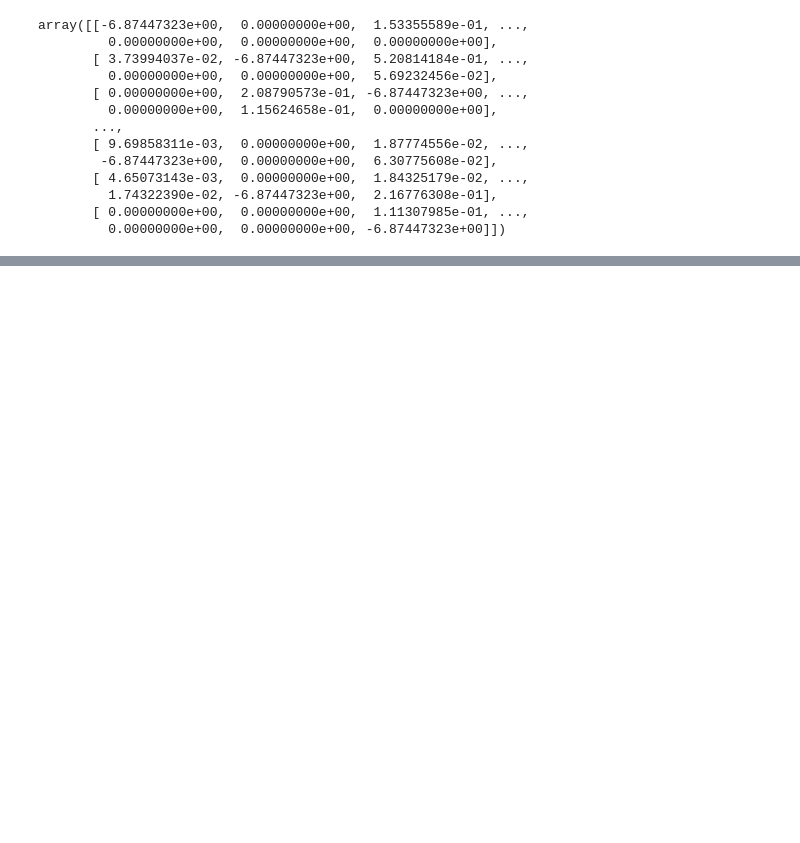
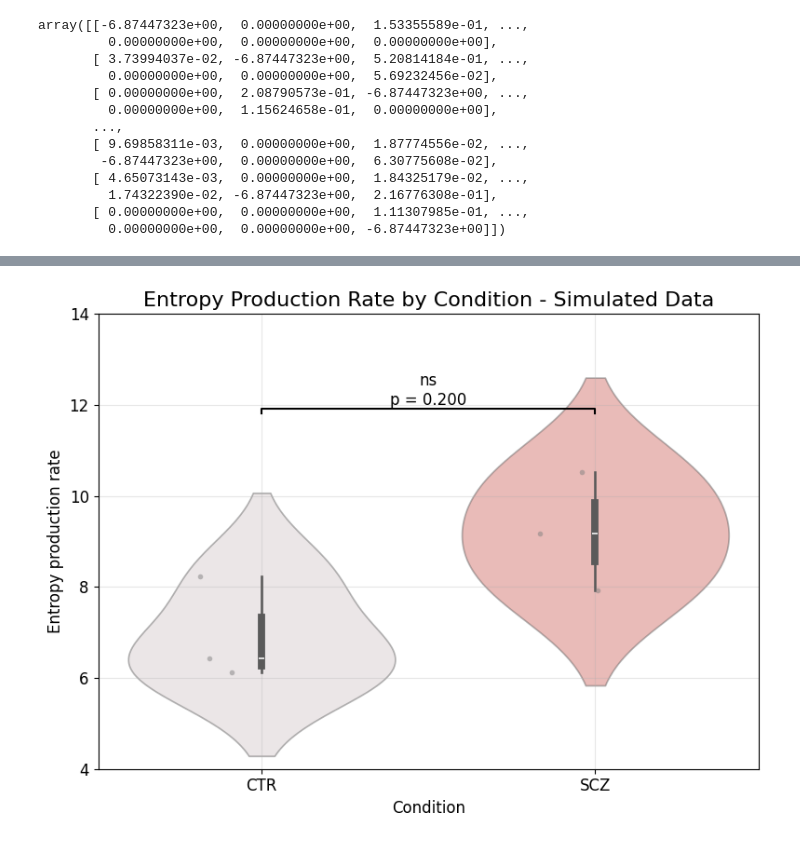
Before and after one commit to brucsk/MOU_scripts, a Jupyter notebook: test_notebook.ipynb, the cells around one changed output, grey strips where cells are left out. Drawn from its saved outputs; the diff is of its cells as text; code cells hidden in the pictures; blank space fills up the shorter version.

```diff
--- a/test_notebook.ipynb
+++ b/test_notebook.ipynb
@@ -718,0 +1445,98 @@ array([[-6.87447323e+00,  0.00000000e+00,  1.53355589e-01, ...,
+# %%
+import numpy as np
+import pandas as pd
+import seaborn as sns
+import matplotlib.pyplot as plt
+from scipy import stats
+
+# Create sample data (replace with your actual data)
+data = pd.DataFrame({
+    'Condition': ['CTR']*n_sub + ['SCZ']*n_sub,
+    'Entropy_production_rate': np.concatenate([
+        EPR_df[EPR_df['sleep stage'] == 'CTR']['EPR'].tolist(),
+        EPR_df[EPR_df['sleep stage'] == 'SCZ']['EPR'].tolist()
+    ])
+})
+
+# Perform statistical test
+ctr_data = data[data['Condition'] == 'CTR']['Entropy_production_rate']
+scz_data = data[data['Condition'] == 'SCZ']['Entropy_production_rate']
+
+# Perform Mann-Whitney U test (non-parametric test for independent samples)
+statistic, p_value = stats.mannwhitneyu(ctr_data, scz_data, alternative='two-sided')
+
+# Colors
+palette = {'CTR': '#D4C6C9', 'SCZ': '#E1544C'}
+
+# Create the figure
+plt.figure(figsize=(8, 6))
+
+# Create violin plot
+sns.violinplot(data=data,
+               x='Condition',
+               y='Entropy_production_rate',
+               palette = palette,
+               alpha=0.44)
+
+# Add strip plot (individual points)
+sns.stripplot(data=data,
+             x='Condition',
+             y='Entropy_production_rate',
+             color='gray',
+             alpha=0.5,
+             jitter=0.2,
+             size=4)
+
+# Add significance bar
+def add_stat_annotation(p_value):
+    # Define the significance level markers
+    if p_value < 0.001:
+        star_string = '***'
+    elif p_value < 0.01:
+        star_string = '**'
+    elif p_value < 0.05:
+        star_string = '*'
+    else:
+        star_string = 'ns'
+
+    # Get y coordinates for the bar
+    y_max = data['Entropy_production_rate'].max()
+    bar_height = y_max + 1.3
+
+    # Plot the significance bar
+    x1, x2 = 0, 1  # x-coordinates for CTR and SCZ
+    bar_height_diff = 0.1
+
+    plt.plot([x1, x1, x2, x2],
+            [bar_height, bar_height + bar_height_diff, bar_height + bar_height_diff, bar_height],
+            'k-', linewidth=1.5)
+
+    # Add star annotation
+    plt.text((x1 + x2) * 0.5, bar_height + bar_height_diff,
+            f'{star_string}\np = {p_value:.3f}',
+            ha='center', va='bottom')
+
+# Add the significance annotation
+add_stat_annotation(p_value)
+
+# Customize the plot
+plt.title(f'Entropy Production Rate by Condition - {situations[situation_idx].capitalize()} Data', fontsize=16)
+plt.xlabel('Condition')
+plt.ylabel('Entropy production rate')
+plt.ylim(4, 14)  # Adjust the upper limit if needed to show the significance bar
+plt.grid(True, alpha=0.3)
+
+# Adjust layout
+plt.tight_layout()
+
+#plt.savefig(res_dir+'entropy_prod_rate_statbar.png', format='png', dpi=300)
+fig_path = os.path.join(presentation_figs_dir, f'entropy_prod_rate_statbar_{situations[situation_idx]}.{graph_format}')
+plt.savefig(fig_path, dpi=300)
+plt.show()
+plt.close()
+
+# Print statistical test results
+print(f'\nStatistical Test Results:')
+print(f'Mann-Whitney U test statistic: {statistic:.2f}')
+print(f'p-value: {p_value:.3f}')
+# %% [output]
@@ -718,0 +1546 @@ array([[-6.87447323e+00,  0.00000000e+00,  1.53355589e-01, ...,
+[figure, added]
```
Also changed, not shown: parts of 31 cells of this notebook.
